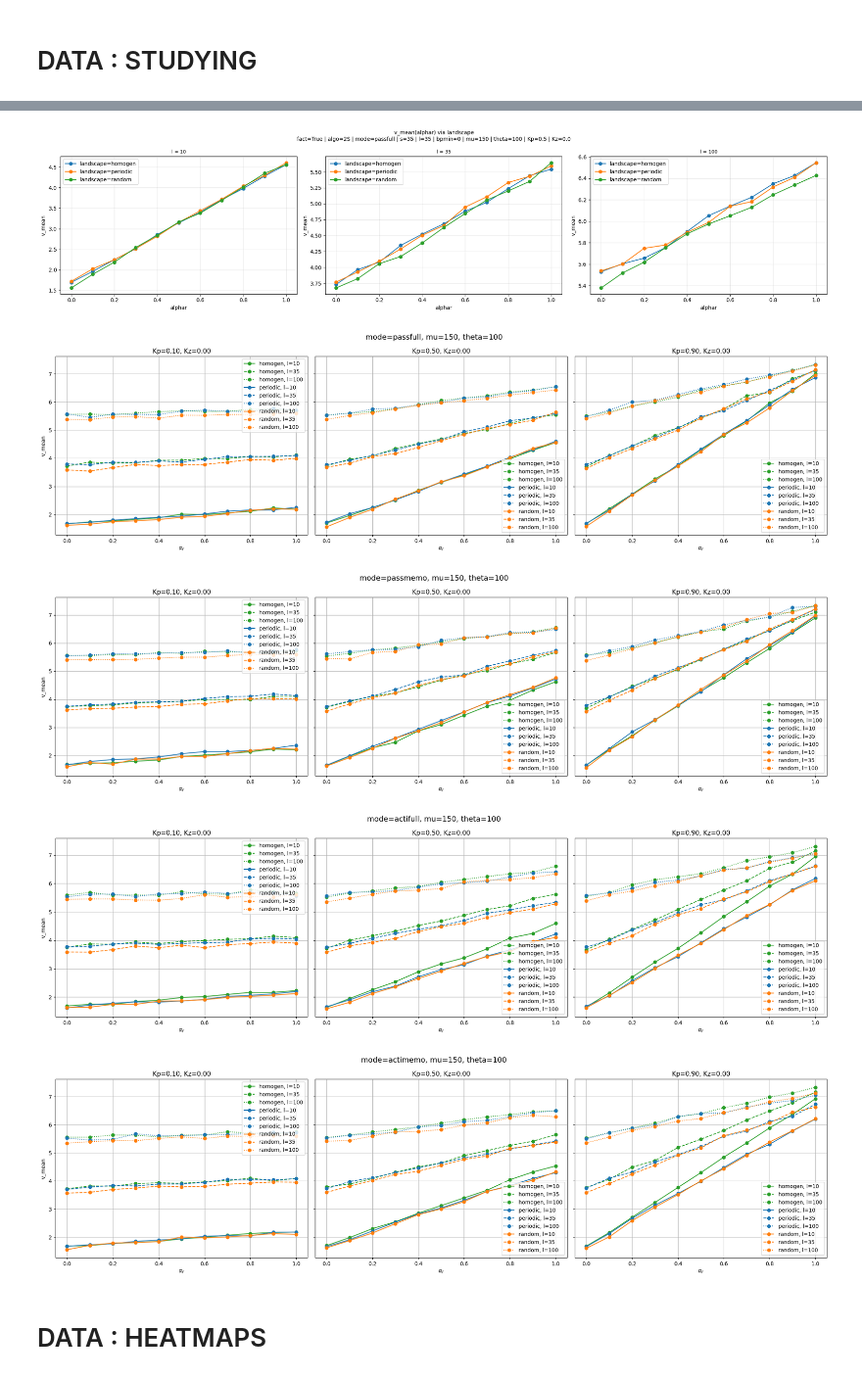
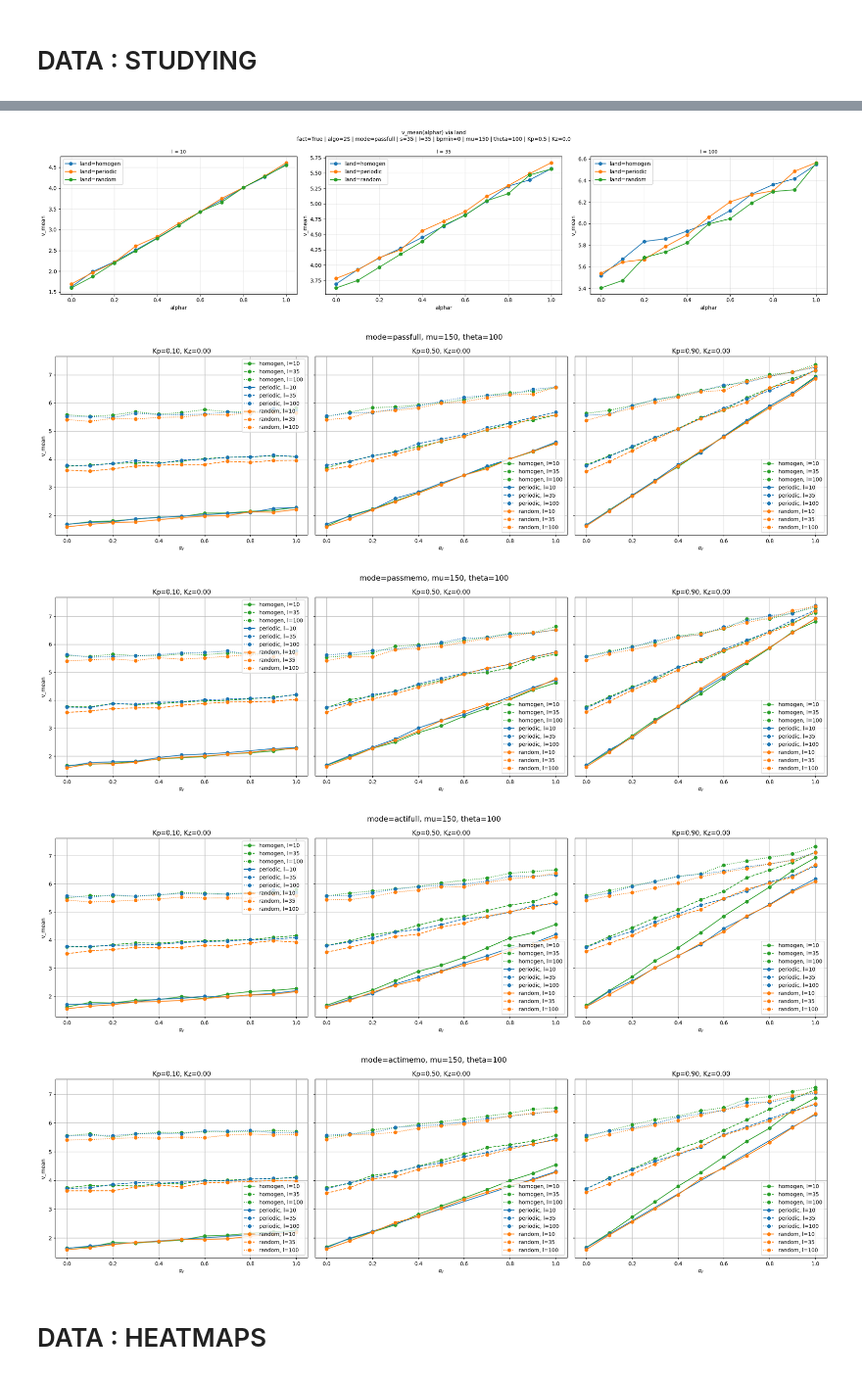
Before and after one commit to npelletbossot/Workspace, a Jupyter notebook: notebooks/work/fact.ipynb, the cells around one changed output, grey strips where cells are left out. Shown at 98% size. Cells and saved outputs as stored; diff of their text form; code cells hidden in the pictures.

```diff
--- a/notebooks/work/fact.ipynb
+++ b/notebooks/work/fact.ipynb
@@ -67,7 +67,7 @@ print(df_j.columns)
 # ── NUCLEO ──────────────────────────────────────────────────────────────────────
 
 # Reading NUCLEO
-root_nucleo = "/home/nicolas/Documents/Workspace/nucleo/outputs/NUCLEO__PSMN__2026-04-17"
+root_nucleo = "/home/nicolas/Documents/Workspace/nucleo/outputs/NUCLEO__PSMN__2026-04-22"
 df_all_nucleo = reading_all_parquet(root_nucleo)
 print(df_all_nucleo.shape)
 print(df_all_nucleo.columns)
@@ -80,7 +80,7 @@ print(params_all_nucleo)
 # ── FACT ──────────────────────────────────────────────────────────────────────
 
 # Reading FACT
-root_fact = "/home/nicolas/Documents/Workspace/nucleo/outputs/FACT__PSMN__2026-04-16"
+root_fact = "/home/nicolas/Documents/Workspace/nucleo/outputs/FACT__PSMN__2026-04-22"
 df_all_fact = reading_all_parquet(root_fact)
 print(df_all_fact.shape)
 print(df_all_fact.columns)
@@ -272,7 +264,7 @@ df_all = df_all_fact.clone()
 print(df_all)
 
 # Reference Keys
-group_keys = ["mu", "theta", "s", "l", "bpmin", "landscape"]
+group_keys = ["mu", "theta", "s", "l", "bpmin", "land"]
 
 # Calculating R
 df_all = df_all.with_columns(
@@ -355,7 +347,7 @@ print(df_work)
 # Parameters Non Fixed
 Kps     = np.unique(df_work["Kp"])
 modes   = np.unique(df_work["mode"])
-lands   = np.unique(df_work["landscape"])
+lands   = np.unique(df_work["land"])
 
 # Prints
 print(f"lands = {lands}")
@@ -516,7 +508,7 @@ def plot_fact_data(
 # Multi
 x     = "alphar"
 y     = "v_mean"
-param = "landscape"
+param = "land"
 vary  = "l"
 
 ls = sorted(df_all[vary].unique().to_list())
@@ -551,12 +543,12 @@ plt.suptitle(f"{y}({x}) via {param}\n{suptitle_str}", fontsize=10)
 plt.tight_layout()
 plt.show()
 # %% [output]
-[figure, old version]
+[figure, new version]
 # %%
 from itertools import product
 
-# Couleurs par landscape
-landscape_colors = {
+# Couleurs par land
+lands_colors = {
     "periodic"    : "tab:blue",
     "random"      : "tab:orange",
     "homogen"     : "tab:green",
@@ -577,13 +569,13 @@ def plot_vmean_vs_alphar_subplots(df_all, value, mode, Kp_list, Kz=0.00):
         axes = [axes]
 
     fig.suptitle(f"mode={mode}, mu={mu}, theta={theta}", fontsize=14)
-    landscapes = np.unique(df_all["landscape"].to_numpy())
+    lands = np.unique(df_all["land"].to_numpy())
 
     for ax, Kp in zip(axes, Kp_list):
-        for landscape, l in product(landscapes, ls):
+        for land, l in product(lands, ls):
             df_data = df_all.filter(
                 (pl.col("mode")      == mode)      &
-                (pl.col("landscape") == landscape) &
+                (pl.col("land") == land) &
                 (pl.col("l")         == l)         &
                 (pl.col("mu")        == mu)        &
                 (pl.col("theta")     == theta)     &
@@ -598,10 +590,10 @@ def plot_vmean_vs_alphar_subplots(df_all, value, mode, Kp_list, Kz=0.00):
 
             ax.plot(
                 alphar, to_plot,
-                color     = landscape_colors[landscape],
+                color     = lands_colors[land],
                 linestyle = linestyles[l],
                 marker    = "o",
-                label     = f"{landscape}, l={l}",
+                label     = f"{land}, l={l}",
             )
 
         ax.set_title(f"Kp={Kp:.2f}, Kz={Kz:.2f}")
@@ -620,37 +612,37 @@ Kz  = 0.00
 # Calls
 plot_vmean_vs_alphar_subplots(
     df_all,
     value   = "v_mean",
     mode    = "passfull",
     Kp_list = Kps,
     Kz      = Kz,
 )
 plot_vmean_vs_alphar_subplots(
     df_all,
     value   = "v_mean",
     mode    = "passmemo",
     Kp_list = Kps,
     Kz      = Kz,
 )
 plot_vmean_vs_alphar_subplots(
     df_all,
     value   = "v_mean",
     mode    = "actifull",
     Kp_list = Kps,
     Kz      = Kz,
 )
 plot_vmean_vs_alphar_subplots(
     df_all,
     value   = "v_mean",
     mode    = "actimemo",
     Kp_list = Kps,
     Kz      = Kz,
 )
 # %% [output]
-[figure, old version]
+[figure, new version]
-[figure, old version]
+[figure, new version]
-[figure, old version]
+[figure, new version]
-[figure, old version]
+[figure, new version]
 # %% [markdown]
 # DATA : HEATMAPS
 # %%
```
Also changed, not shown: parts of 12 cells of this notebook, 2 other files.
